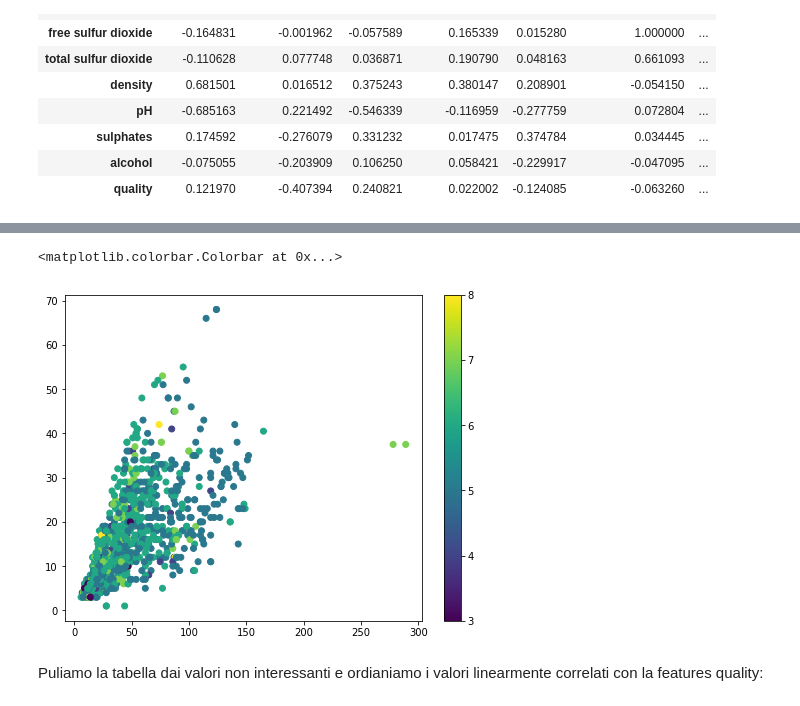
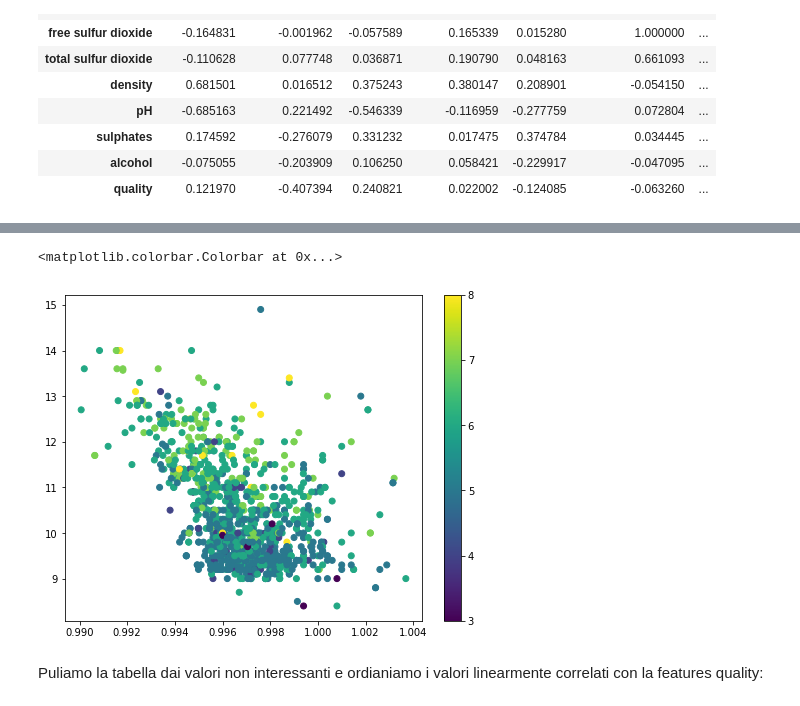
Before and after one commit to RyanPerrina/wine_classification, a Jupyter notebook: wine_classification.ipynb, the cells around one changed output, grey strips where cells are left out. Cells and saved outputs as stored; diff of their text form; code cells hidden in the pictures.

```diff
--- a/wine_classification.ipynb
+++ b/wine_classification.ipynb
@@ -141,11 +154,10 @@ Dalla tabella si possono notare alcune dipenze tra la variabili di input, che ve
 # %%
 plt.figure(figsize=(8,6))
-a=plt.scatter(data["total sulfur dioxide"],data["free sulfur dioxide"],c=data["quality"])
-#plt.scatter(data["fixed acidity"],data["pH"],c=data["quality"])
+a=plt.scatter(data["density"],data["alcohol"],c=data["quality"])
 plt.colorbar(a)
 # %% [output]
 <matplotlib.colorbar.Colorbar at 0x...>
-[figure, old version]
+[figure, new version]
 # %% [markdown]
 Puliamo la tabella dai valori non interessanti e ordianiamo i valori linearmente correlati con la features quality:
 # %%
```
Also changed, not shown: parts of 12 cells of this notebook.
